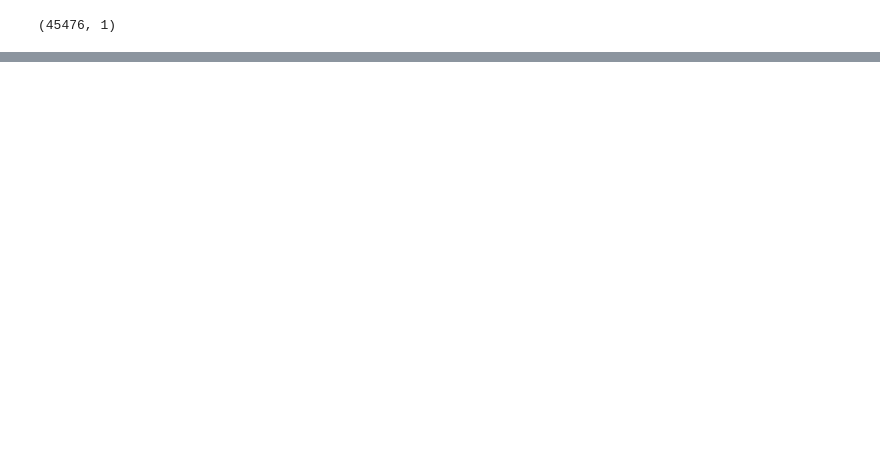
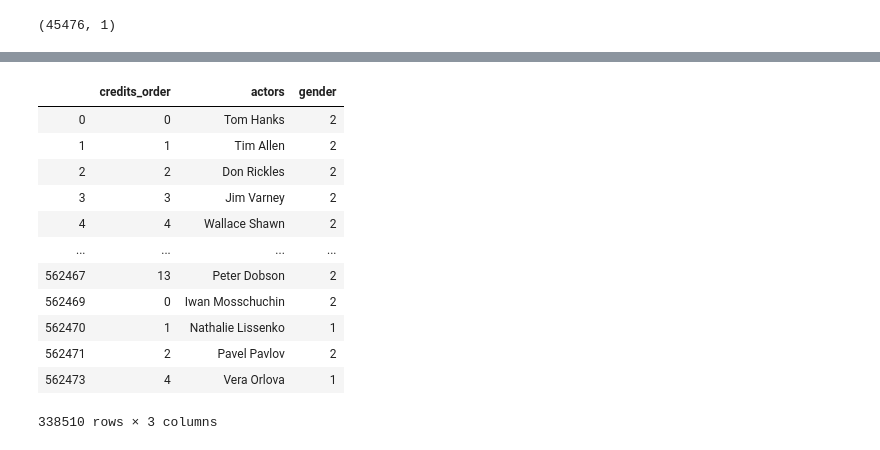
Before and after one commit to Dibmar/DAANMO_Project, a Jupyter notebook: Projects/DAANMO/credits_exp.ipynb, the cells around one changed output, grey strips where cells are left out. Drawn from its saved outputs; the diff is of its cells as text; code cells hidden in the pictures; blank space fills up the shorter version.

```diff
--- a/Projects/DAANMO/credits_exp.ipynb
+++ b/Projects/DAANMO/credits_exp.ipynb
@@ -61,0 +89,16 @@ cast.head(2)
+# %%
+actors.loc[actors.gender != 0]
+# %% [output]
+|  | credits_order | actors | gender |
+| 0 | 0 | Tom Hanks | 2 |
+| 1 | 1 | Tim Allen | 2 |
+| 2 | 2 | Don Rickles | 2 |
+| 3 | 3 | Jim Varney | 2 |
+| 4 | 4 | Wallace Shawn | 2 |
+| ... | ... | ... | ... |
+| 562467 | 13 | Peter Dobson | 2 |
+| 562469 | 0 | Iwan Mosschuchin | 2 |
+| 562470 | 1 | Nathalie Lissenko | 1 |
+| 562471 | 2 | Pavel Pavlov | 2 |
+| 562473 | 4 | Vera Orlova | 1 |
+338510 rows × 3 columns
```
Also changed, not shown: parts of 29 cells of this notebook, 2 other files.
